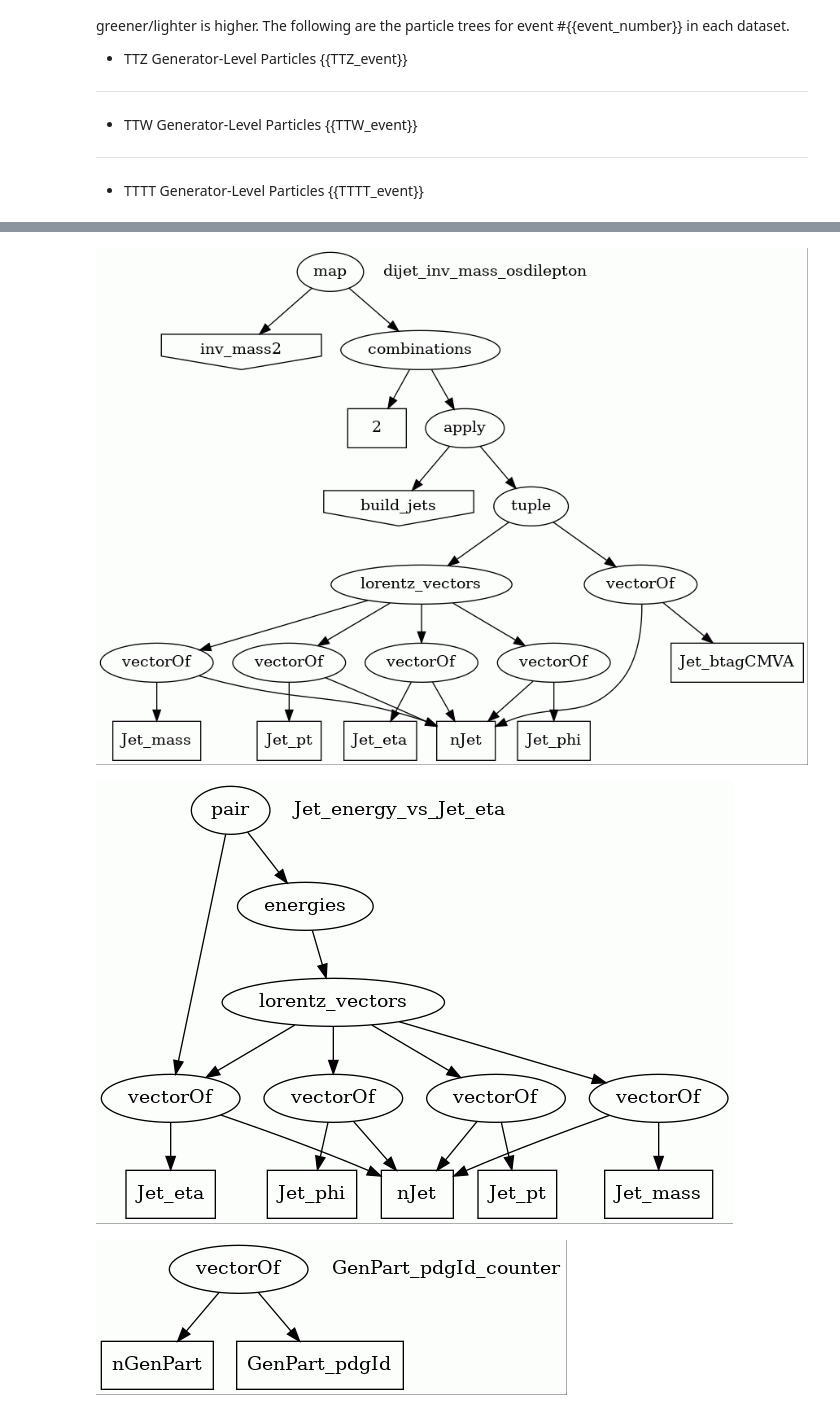
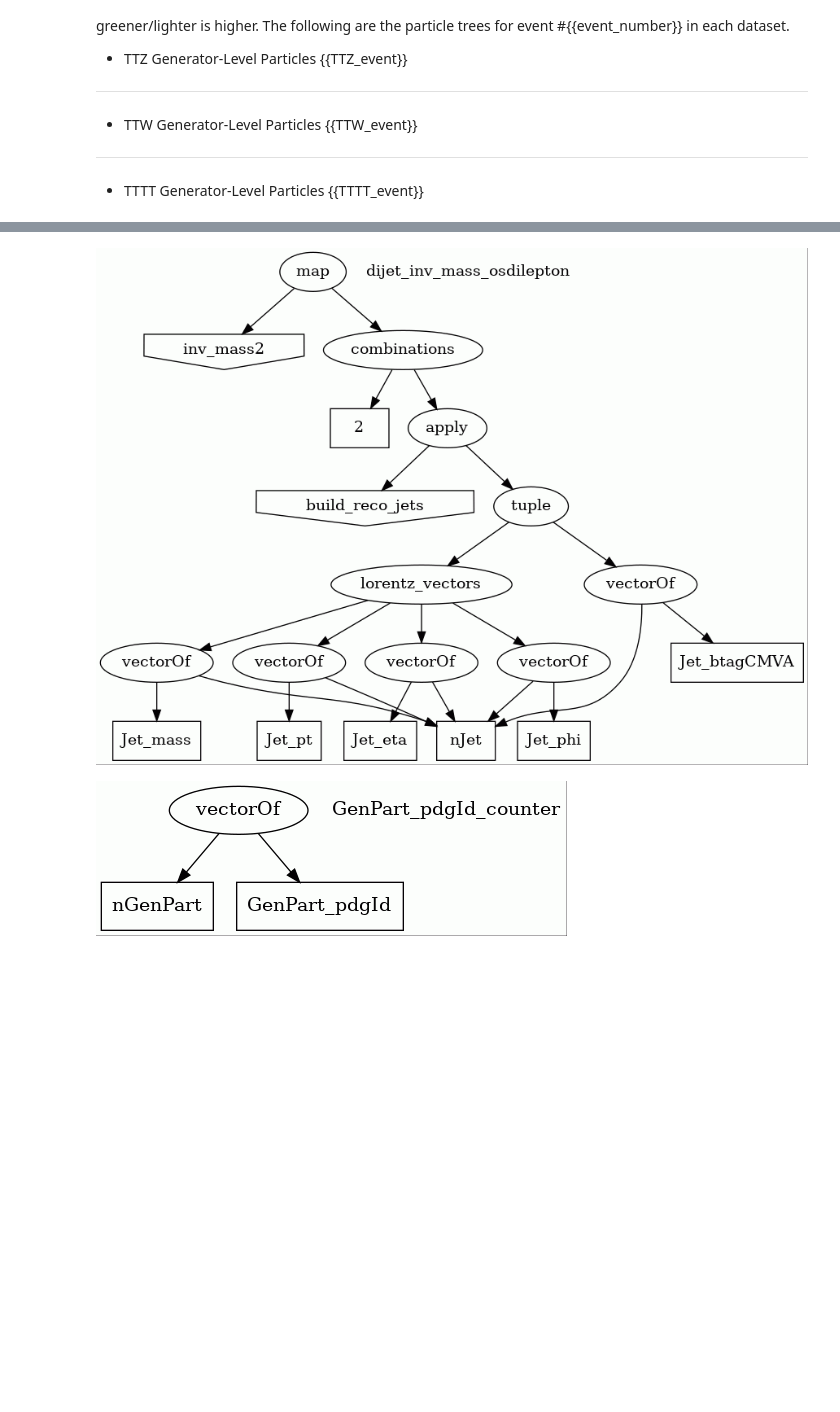
Before and after one commit to cfangmeier/TTTT, a Jupyter notebook: python/TTTT_Analysis.ipynb, the cells around one changed output, grey strips where cells are left out. Drawn from its saved outputs; the diff is of its cells as text; code cells hidden in the pictures; blank space fills up the shorter version.

```diff
--- a/python/TTTT_Analysis.ipynb
+++ b/python/TTTT_Analysis.ipynb
@@ -136,8 +193,6 @@ HC.stack_hist("b_jet_count", title="B-Jet Multiplicity",
 # %%
 display(show_value(hists_TTTT.dijet_inv_mass_osdilepton))
-display(show_value(hists_TTTT.Jet_energy_vs_Jet_eta))
 display(show_value("GenPart_pdgId_counter"))
 # %% [output]
-[figure, old version]
+[figure, new version]
-[figure, old version]
+[figure, new version]
-[figure, removed]
```
Also changed, not shown: parts of 21 cells of this notebook, 19 other files.
